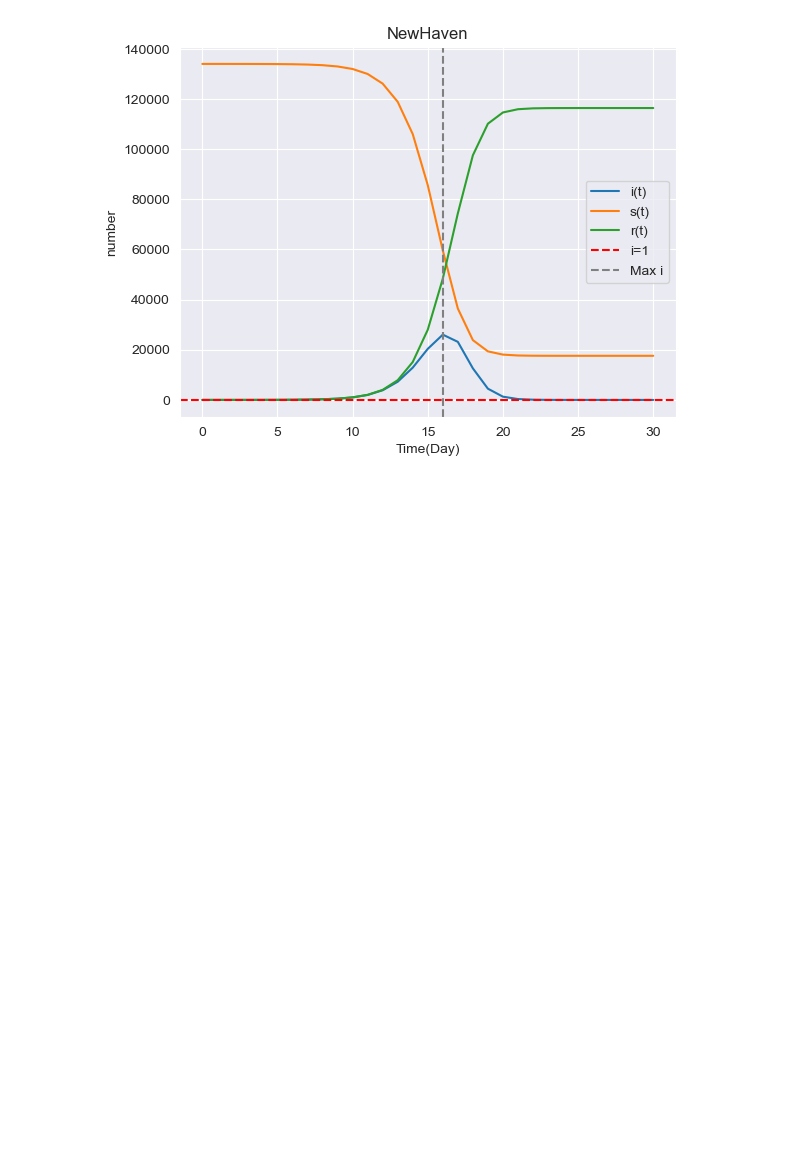
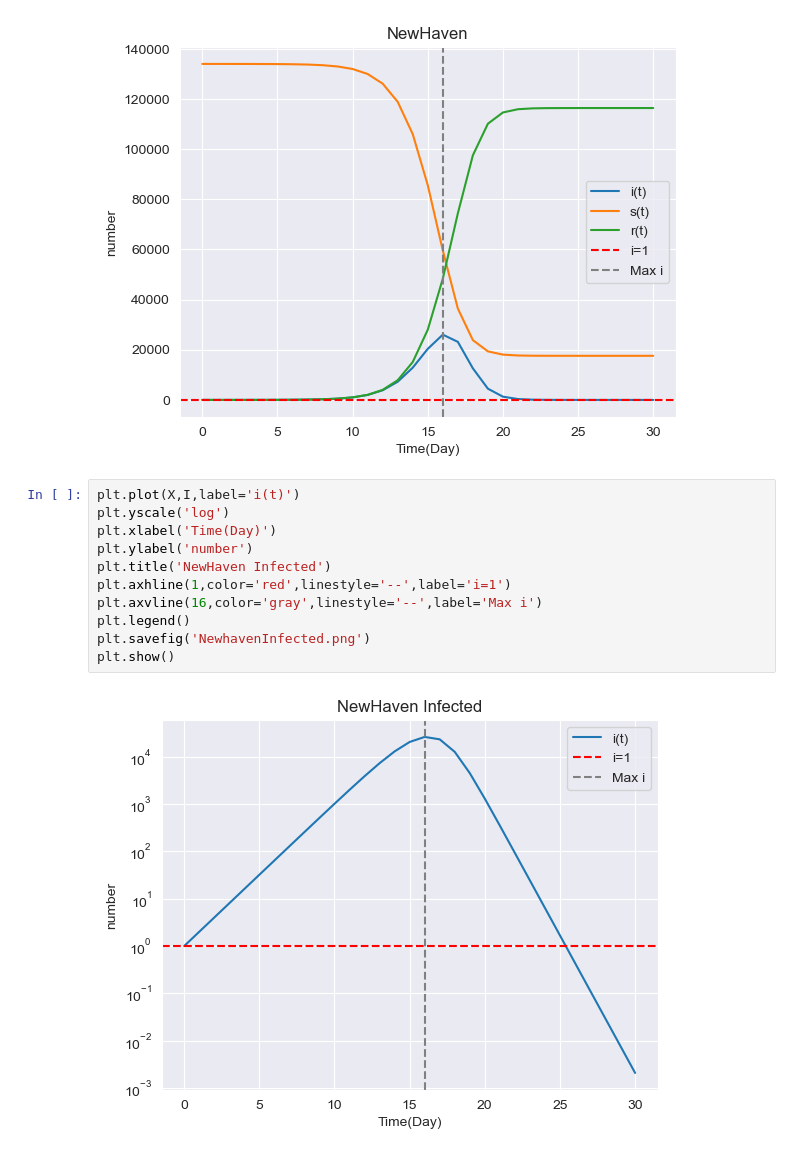
Before and after one commit to HeYuan919/BIS634, a Jupyter notebook: Assignment3/Exercise3.ipynb, the cells around one changed output. Cells and saved outputs as stored; diff of their text form; blank space fills up the shorter version.

```diff
--- a/Assignment3/Exercise3.ipynb
+++ b/Assignment3/Exercise3.ipynb
@@ -61,6 +61,19 @@ plt.savefig('Newhaven.png')
 plt.show()
 # %% [output]
 [figure]
+# %%
+plt.plot(X,I,label='i(t)')
+plt.yscale('log')
+plt.xlabel('Time(Day)')
+plt.ylabel('number')
+plt.title('NewHaven Infected')
+plt.axhline(1,color='red',linestyle='--',label='i=1')
+plt.axvline(16,color='gray',linestyle='--',label='Max i')
+plt.legend()
+plt.savefig('NewhavenInfected.png')
+plt.show()
+# %% [output]
+[figure, added]
 # %%
 beta=np.linspace(1.5,2.5,10,endpoint=False)
 gamma=np.linspace(0.5,1.5,10,endpoint=False)
```
Also changed, not shown: parts of 2 cells of this notebook, 1 other file.
